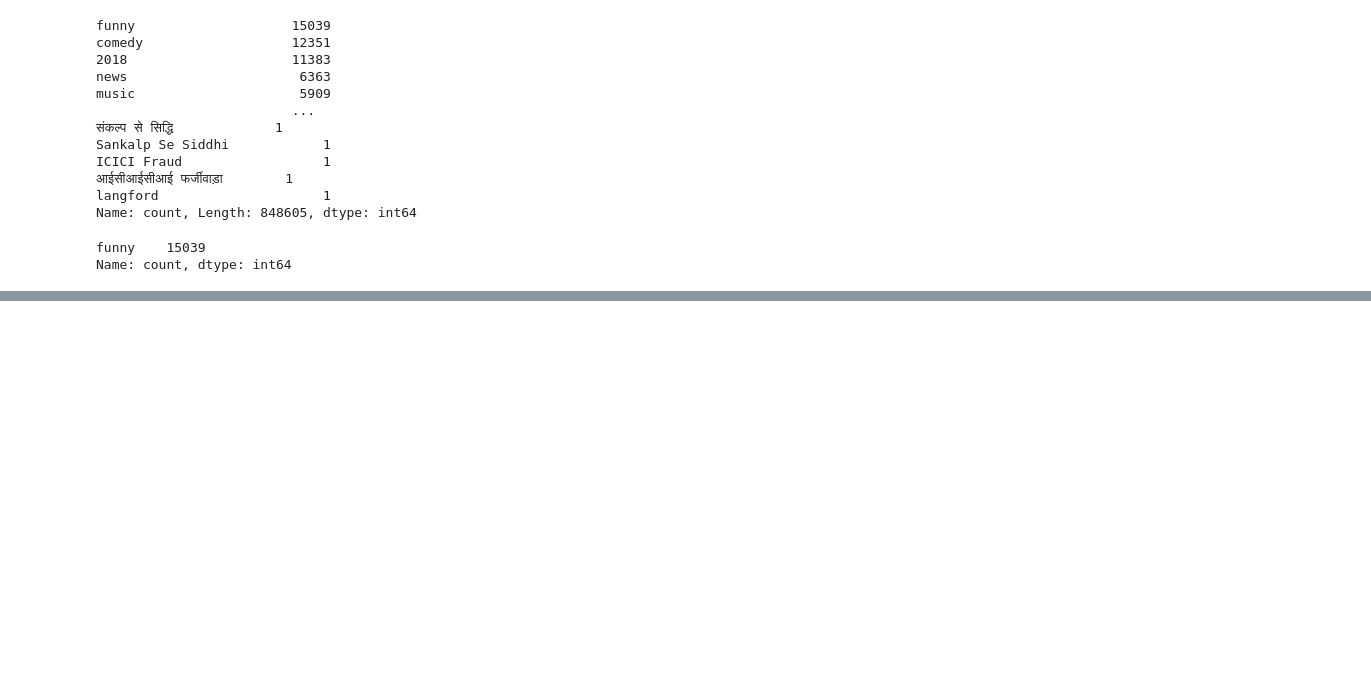
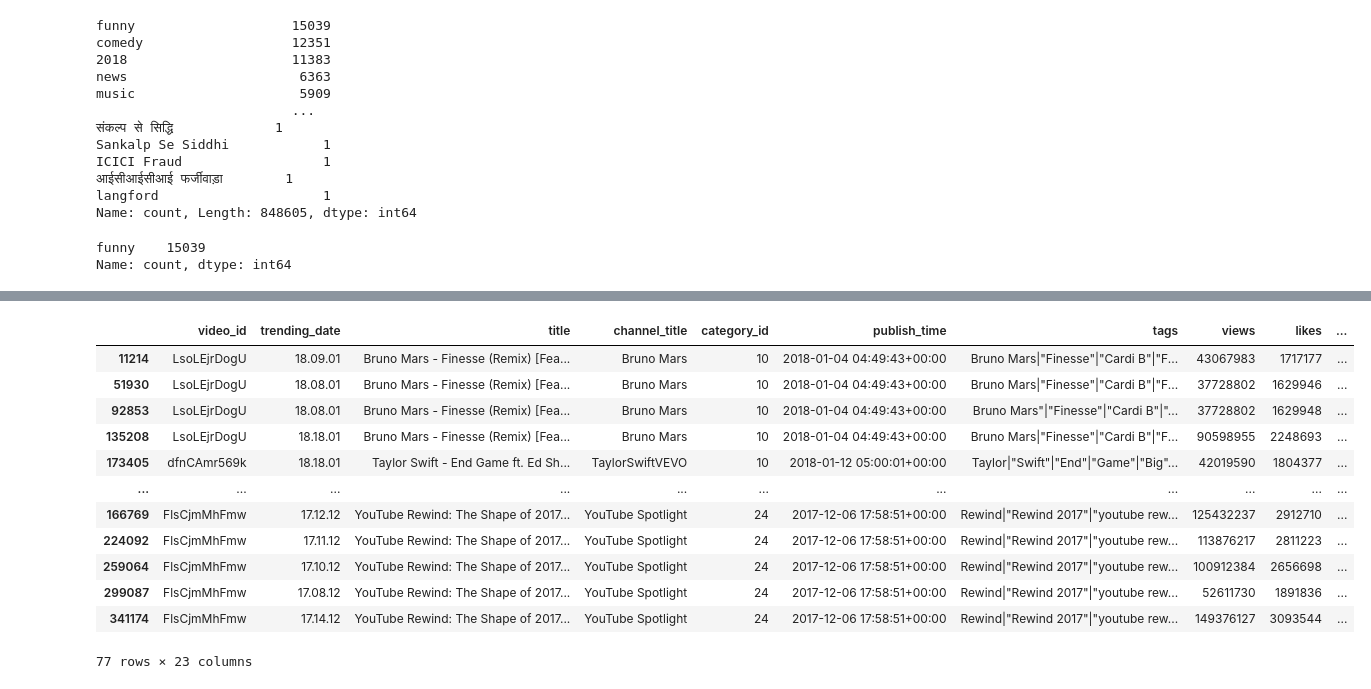
Before and after one commit to SaadUrRehmanBaig/foundation-of-computer-science-project, a Jupyter notebook: FOCS_project.ipynb, the cells around one changed output, grey strips where cells are left out. Saved outputs shown, nothing was run; the diff lists cells and outputs as text; code cells hidden in the pictures; blank space fills up the shorter version.

```diff
--- a/FOCS_project.ipynb
+++ b/FOCS_project.ipynb
@@ -184,0 +229,7 @@ Name: count, dtype: int64
+# %%
+# Divide trending_date into three columns: year, month, day
+
+df_all['trending_date_parsed'] = pd.to_datetime(df_all['trending_date'], format='%y.%d.%m')
+df_all['year'] = df_all['trending_date_parsed'].dt.year
+df_all['month'] = df_all['trending_date_parsed'].dt.month
+df_all['day'] = df_all['trending_date_parsed'].dt.day
@@ -184,0 +252,17 @@ Name: count, dtype: int64
+# %%
+# For each (month, country) pair, the video with the largest number of views
+df_all.loc[df_all.groupby(['month', 'country'])['views'].idxmax()]
+# %% [output]
+|  | video_id | trending_date | title | channel_title | category_id | publish_time | tags | views | likes | ... |
+| 11214 | LsoLEjrDogU | 18.09.01 | Bruno Mars - Finesse (Remix) [Fea... | Bruno Mars | 10 | 2018-01-04 04:49:43+00:00 | Bruno Mars|"Finesse"|"Cardi B"|"F... | 43067983 | 1717177 | ... |
+| 51930 | LsoLEjrDogU | 18.08.01 | Bruno Mars - Finesse (Remix) [Fea... | Bruno Mars | 10 | 2018-01-04 04:49:43+00:00 | Bruno Mars|"Finesse"|"Cardi B"|"F... | 37728802 | 1629946 | ... |
+| 92853 | LsoLEjrDogU | 18.08.01 | Bruno Mars - Finesse (Remix) [Fea... | Bruno Mars | 10 | 2018-01-04 04:49:43+00:00 | Bruno Mars"|"Finesse"|"Cardi B"|"... | 37728802 | 1629948 | ... |
+| 135208 | LsoLEjrDogU | 18.18.01 | Bruno Mars - Finesse (Remix) [Fea... | Bruno Mars | 10 | 2018-01-04 04:49:43+00:00 | Bruno Mars|"Finesse"|"Cardi B"|"F... | 90598955 | 2248693 | ... |
+| 173405 | dfnCAmr569k | 18.18.01 | Taylor Swift - End Game ft. Ed Sh... | TaylorSwiftVEVO | 10 | 2018-01-12 05:00:01+00:00 | Taylor|"Swift"|"End"|"Game"|"Big"... | 42019590 | 1804377 | ... |
+| ... | ... | ... | ... | ... | ... | ... | ... | ... | ... | ... |
+| 166769 | FlsCjmMhFmw | 17.12.12 | YouTube Rewind: The Shape of 2017... | YouTube Spotlight | 24 | 2017-12-06 17:58:51+00:00 | Rewind|"Rewind 2017"|"youtube rew... | 125432237 | 2912710 | ... |
+| 224092 | FlsCjmMhFmw | 17.11.12 | YouTube Rewind: The Shape of 2017... | YouTube Spotlight | 24 | 2017-12-06 17:58:51+00:00 | Rewind|"Rewind 2017"|"youtube rew... | 113876217 | 2811223 | ... |
+| 259064 | FlsCjmMhFmw | 17.10.12 | YouTube Rewind: The Shape of 2017... | YouTube Spotlight | 24 | 2017-12-06 17:58:51+00:00 | Rewind|"Rewind 2017"|"youtube rew... | 100912384 | 2656698 | ... |
+| 299087 | FlsCjmMhFmw | 17.08.12 | YouTube Rewind: The Shape of 2017... | YouTube Spotlight | 24 | 2017-12-06 17:58:51+00:00 | Rewind|"Rewind 2017"|"youtube rew... | 52611730 | 1891836 | ... |
+| 341174 | FlsCjmMhFmw | 17.14.12 | YouTube Rewind: The Shape of 2017... | YouTube Spotlight | 24 | 2017-12-06 17:58:51+00:00 | Rewind|"Rewind 2017"|"youtube rew... | 149376127 | 3093544 | ... |
+77 rows × 23 columns
```
Also changed, not shown: parts of 9 cells of this notebook.
